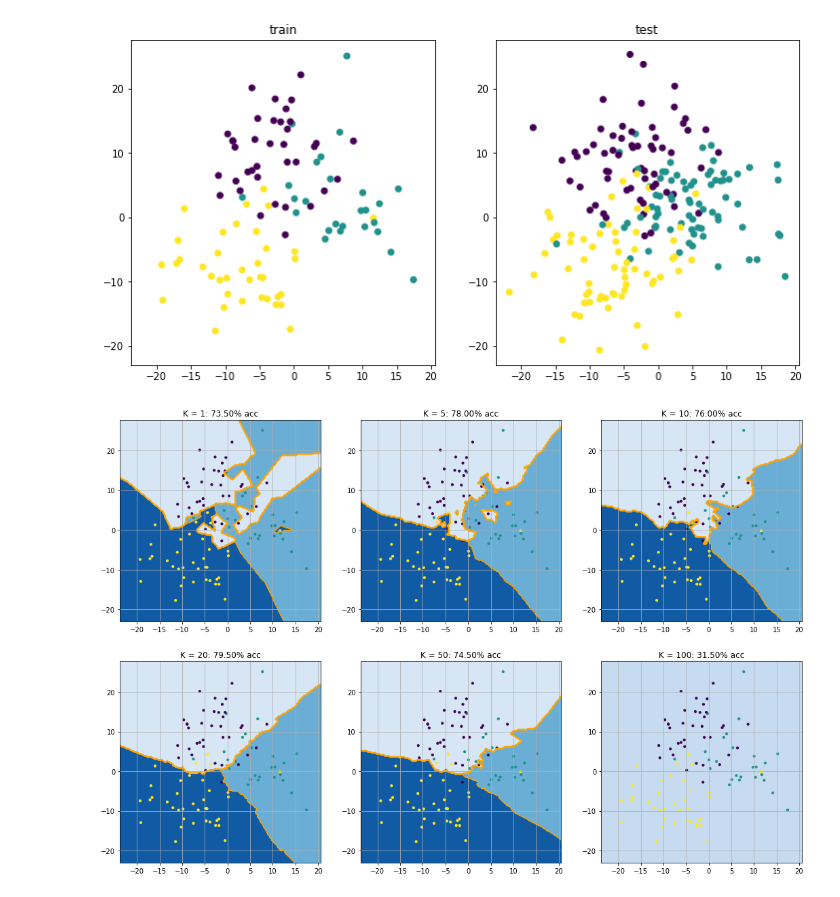
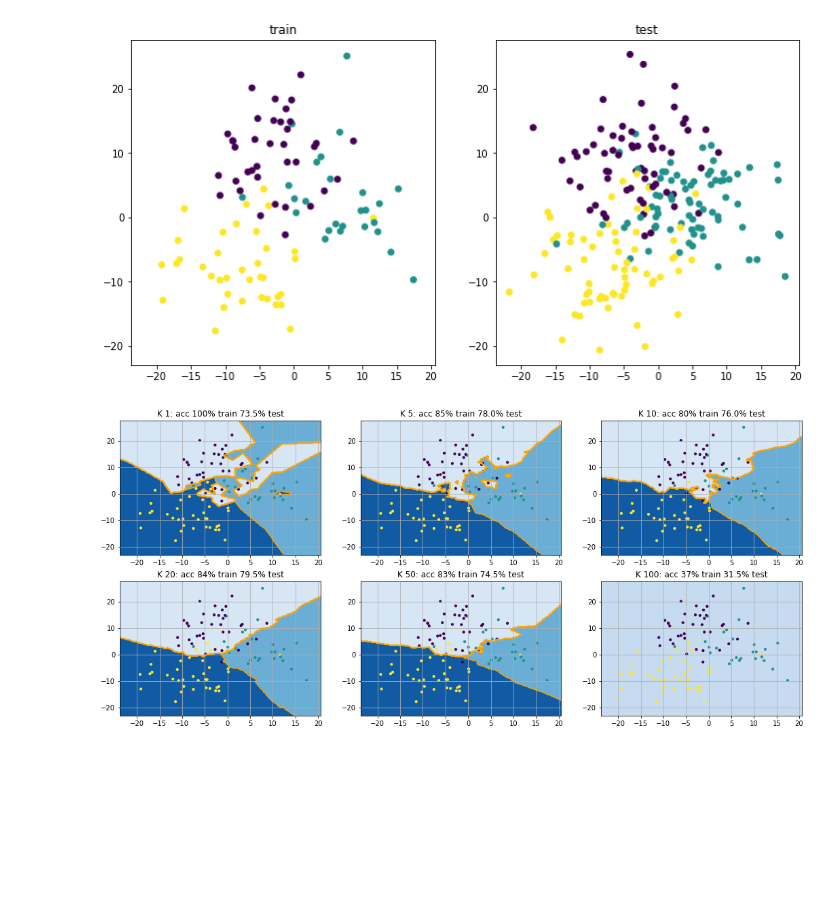
Before and after one commit to AlfonsJ/2024_07_31_PER2324, a Jupyter notebook: 05_kvec/5.01 K-vecinos más próximos.ipynb, the cells around one changed output. Saved outputs shown, nothing was run; the diff lists cells and outputs as text; code cells hidden in the pictures; blank space fills up the shorter version.

```diff
--- a/05_kvec/5.01 K-vecinos más próximos.ipynb
+++ b/05_kvec/5.01 K-vecinos más próximos.ipynb
@@ -97,19 +97,19 @@ ax.set_xlim(x_min, x_max); ax.set_ylim(y_min, y_max);
 # %%
 from sklearn.neighbors import KNeighborsClassifier as KNN
 from sklearn.metrics import accuracy_score
 
 Ks = [1, 5, 10, 20, 50, 100]; nrows = 2; ncols = 3; n_Ks = len(Ks)
-fig, axes = plt.subplots(nrows, ncols, figsize=(18, 12))
+fig, axes = plt.subplots(nrows, ncols, figsize=(18, 8))
 for i, K in enumerate(Ks):
     ax = axes.flat[i]
     clf = KNN(n_neighbors=K).fit(x_train, y_train)
-    y_pred = clf.predict(x_test)
-    acc = accuracy_score(y_test, y_pred)
+    acc_train = accuracy_score(y_train, clf.predict(x_train))
+    acc_test = accuracy_score(y_test, clf.predict(x_test))
     ax.grid(); ax.set_xlim(x_min, x_max); ax.set_ylim(y_min, y_max);
     xx, yy = np.meshgrid(np.linspace(x_min, x_max, num=200), np.linspace(y_min, y_max, num=200))
     zz = clf.predict(np.c_[xx.ravel(), yy.ravel()])
     ax.contour(xx, yy, zz.reshape(xx.shape), 2, colors='orange', linestyles='solid')
     ax.contourf(xx, yy, zz.reshape(xx.shape), 2, cmap='Blues'); ax.scatter(*x_train.T, c=y_train, s=10)
-    ax.set_title('K = {}: {:.2%} acc'.format(K, acc))
+    ax.set_title('K {}: acc {:.0%} train {:.1%} test'.format(K, acc_train, acc_test))
 # %% [output]
-[figure, old version]
+[figure, new version]
```
Also changed, not shown: parts of 2 cells of this notebook.
